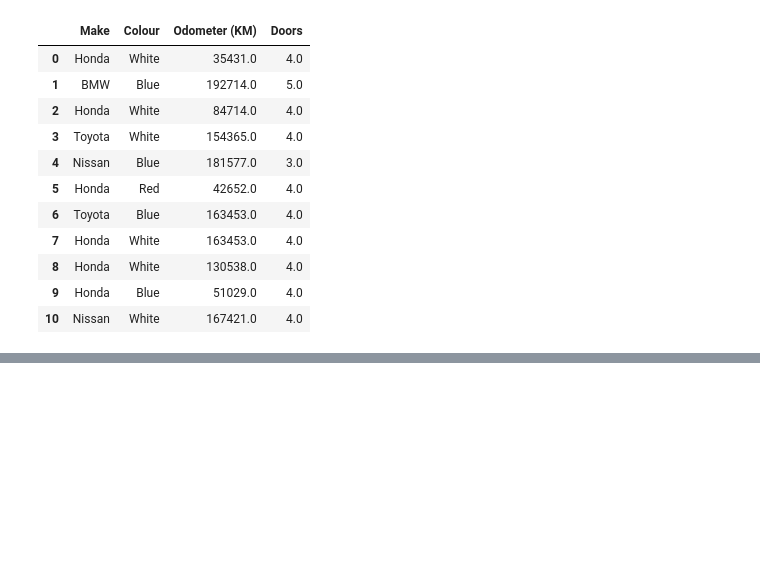
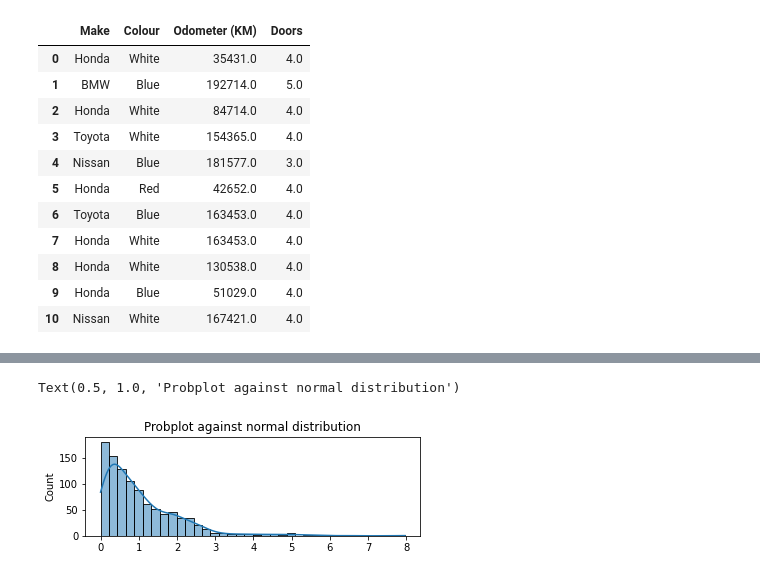
Before and after one commit to SUNILkhadka/internship-ds, a Jupyter notebook: prerequisites-courses/data-cleaning.ipynb, the cells around one changed output, grey strips where cells are left out. Drawn from its saved outputs; the diff is of its cells as text; code cells hidden in the pictures; blank space fills up the shorter version.

```diff
--- a/prerequisites-courses/data-cleaning.ipynb
+++ b/prerequisites-courses/data-cleaning.ipynb
@@ -89,0 +166,8 @@ new_df.dropna(axis=0)
+# %%
+fig = plt.figure()
+ax1 = fig.add_subplot(211)
+sns.histplot(original_data,ax=ax1,kde=True,legend=True)
+ax1.set_title('Probplot against normal distribution')
+# %% [output]
+Text(0.5, 1.0, 'Probplot against normal distribution')
+[figure, added]
```
Also changed, not shown: parts of 16 cells of this notebook, 1 other file.
